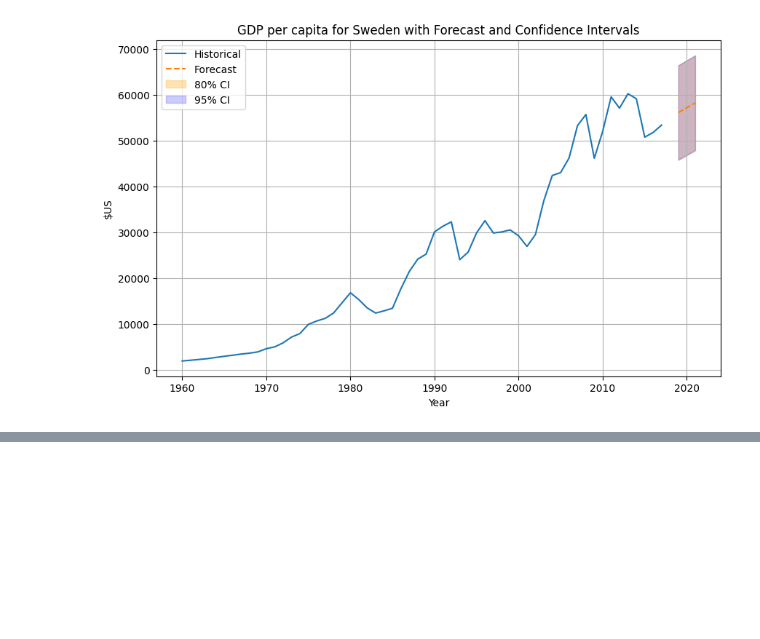
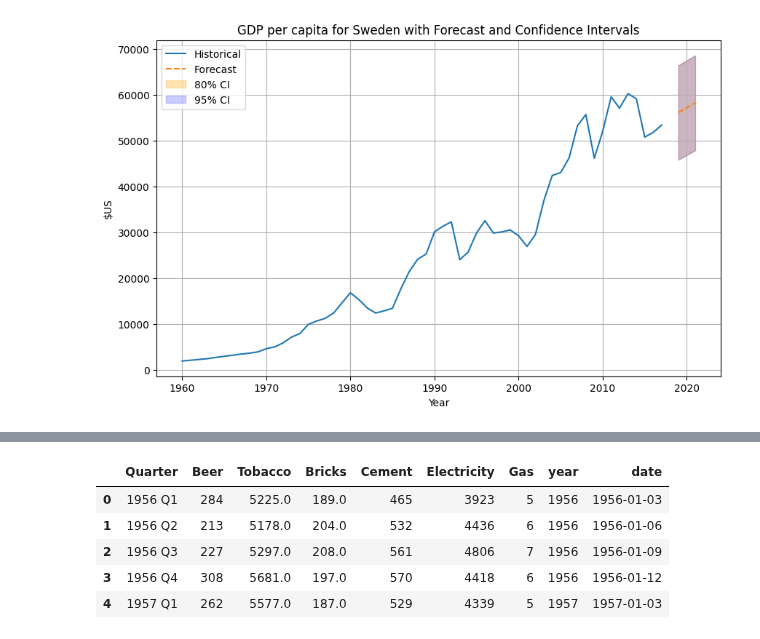
Before and after one commit to DavidGuzzi/TSA, a Jupyter notebook: Forecasting Principles and Practice 3rd/2/5.ipynb, the cells around one changed output, grey strips where cells are left out. Cells and saved outputs as stored; diff of their text form; code cells hidden in the pictures; blank space fills up the shorter version.

```diff
--- a/Forecasting Principles and Practice 3rd/2/5.ipynb
+++ b/Forecasting Principles and Practice 3rd/2/5.ipynb
@@ -127,0 +140,20 @@ Predictions Summary:
+# %%
+ausp['year'] = ausp['Quarter'].str[:4].astype(int)
+
+# Función para convertir el trimestre en la fecha del primer día del último mes del trimestre
+def quarter_to_date(quarter):
+    year, q = quarter.split()
+    month = {'Q1': '03', 'Q2': '06', 'Q3': '09', 'Q4': '12'}[q]
+    return f'01-{month}-{year}'
+
+# Crear la columna 'date' con el primer día del último mes del trimestre
+ausp['date'] = ausp['Quarter'].apply(quarter_to_date)
+ausp['date'] = pd.to_datetime(ausp['date'])
+ausp.head()
+# %% [output]
+|  | Quarter | Beer | Tobacco | Bricks | Cement | Electricity | Gas | year | date |
+| 0 | 1956 Q1 | 284 | 5225.0 | 189.0 | 465 | 3923 | 5 | 1956 | 1956-01-03 |
+| 1 | 1956 Q2 | 213 | 5178.0 | 204.0 | 532 | 4436 | 6 | 1956 | 1956-01-06 |
+| 2 | 1956 Q3 | 227 | 5297.0 | 208.0 | 561 | 4806 | 7 | 1956 | 1956-01-09 |
+| 3 | 1956 Q4 | 308 | 5681.0 | 197.0 | 570 | 4418 | 6 | 1956 | 1956-01-12 |
+| 4 | 1957 Q1 | 262 | 5577.0 | 187.0 | 529 | 4339 | 5 | 1957 | 1957-01-03 |
```
Also changed, not shown: parts of 3 cells of this notebook.
